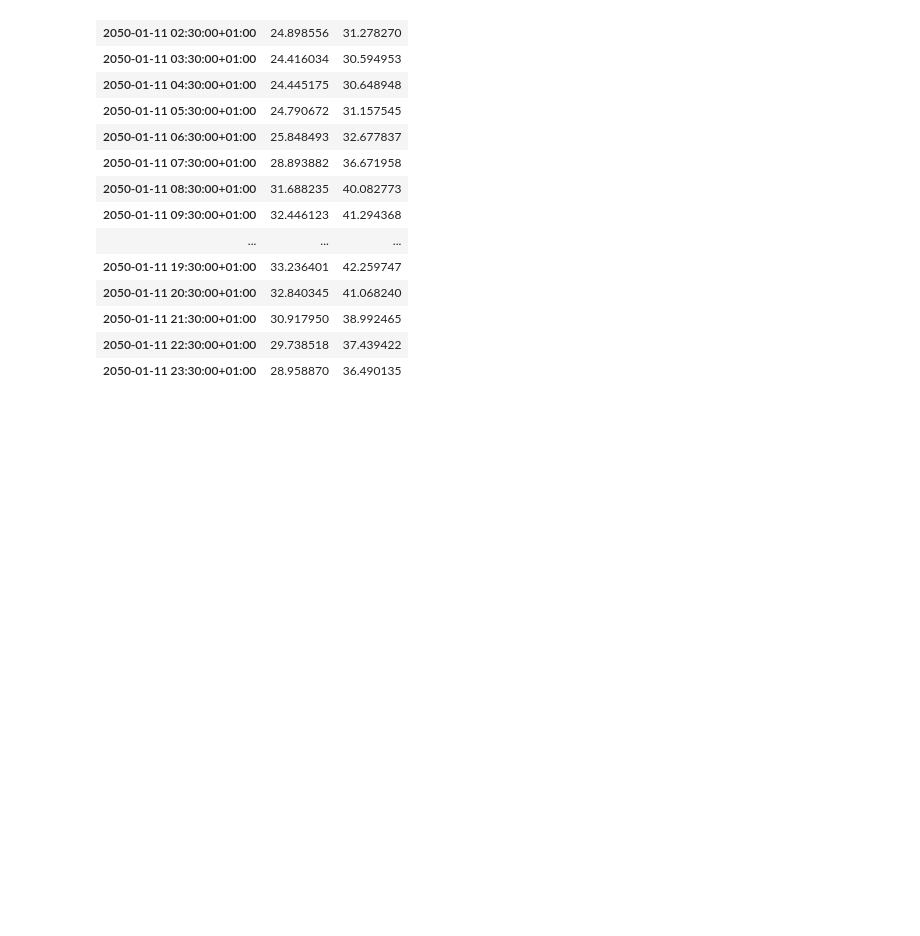
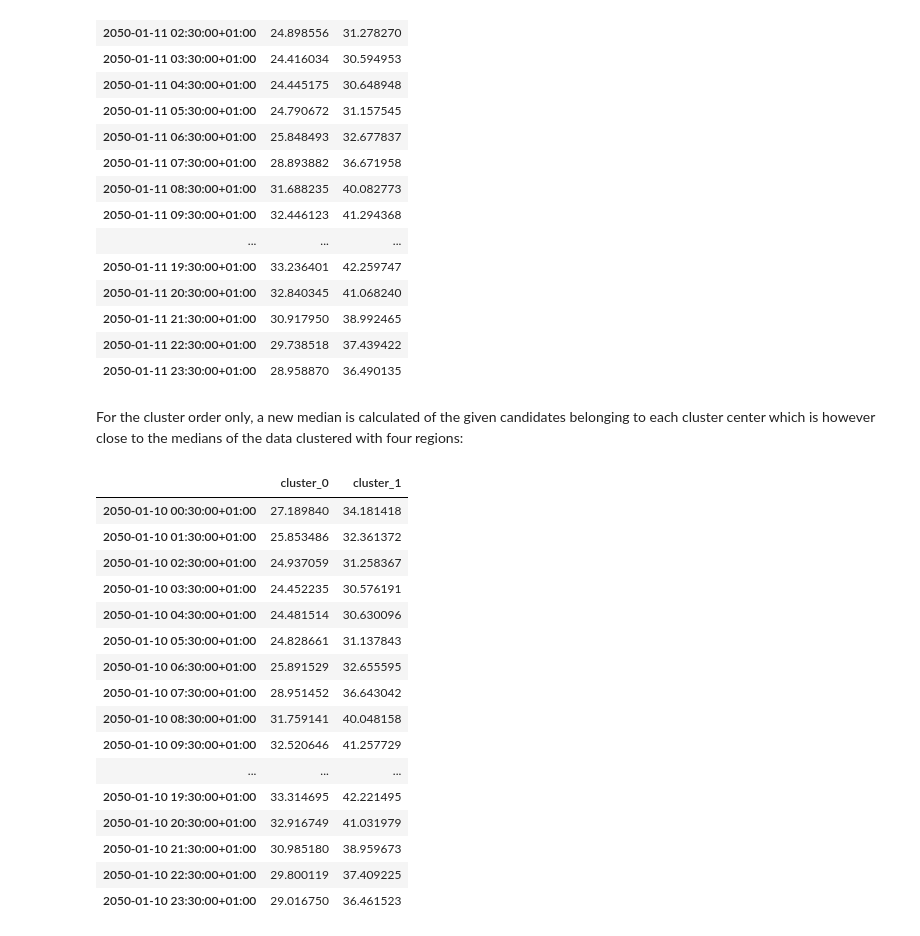
Before and after one commit to FZJ-IEK3-VSA/tsam, a Jupyter notebook: examples/Keeping Sequence Example.ipynb, the cells around one changed output. Drawn from its saved outputs; the diff is of its cells as text; code cells hidden in the pictures; blank space fills up the shorter version.

Commit message:
Possibility to search for new medians with given cluster sequence only added for hierarchical clustering

```diff
--- a/examples/Keeping Sequence Example.ipynb
+++ b/examples/Keeping Sequence Example.ipynb
@@ -217,5 +217,8 @@ aggregationEdem2PredefFromEdem4 = tsam.TimeSeriesAggregation(edem2, noTypicalPer
                                         clusterMethod = 'hierarchical',
                                         predefClusterOrder=aggregationEdem4.clusterOrder,
                                         predefClusterCenterIndices=aggregationEdem4.clusterCenterIndices)
+aggregationEdem2PredefFromEdem4OrderOnly = tsam.TimeSeriesAggregation(edem2, noTypicalPeriods = 12, hoursPerPeriod = 24,
+                                                 clusterMethod = 'hierarchical',
+                                                 predefClusterOrder=aggregationEdem4.clusterOrder)
 # %%
 typPeriodsEdem2PredefFromEdem4 = aggregationEdem2PredefFromEdem4.createTypicalPeriods()
@@ -222,5 +226,6 @@ typPeriodsEdem2PredefFromEdem4 = aggregationEdem2PredefFromEdem4.createTypicalPe
 # %%
 predictedPeriodsEdem2PredefFromEdem4 = aggregationEdem2PredefFromEdem4.predictOriginalData()
+predictedPeriodsEdem2PredefFromEdem4OrderOnly = aggregationEdem2PredefFromEdem4OrderOnly.predictOriginalData()
 # %%
 edem2.mean(axis=0)
 # %% [output]
@@ -377,3 +428,25 @@ predictedPeriodsEdem2PredefFromEdem4.iloc[10*24:11*24,:]
 | 2050-01-11 21:30:00+01:00 | 30.917950 | 38.992465 |
 | 2050-01-11 22:30:00+01:00 | 29.738518 | 37.439422 |
 | 2050-01-11 23:30:00+01:00 | 28.958870 | 36.490135 |
+# %% [markdown]
+For the cluster order only, a new median is calculated of the given candidates belonging to each cluster center which is however close to the medians of the data clustered with four regions:
+# %%
+predictedPeriodsEdem2PredefFromEdem4OrderOnly.iloc[9*24:10*24,:]
+# %% [output]
+|  | cluster_0 | cluster_1 |
+| 2050-01-10 00:30:00+01:00 | 27.189840 | 34.181418 |
+| 2050-01-10 01:30:00+01:00 | 25.853486 | 32.361372 |
+| 2050-01-10 02:30:00+01:00 | 24.937059 | 31.258367 |
+| 2050-01-10 03:30:00+01:00 | 24.452235 | 30.576191 |
+| 2050-01-10 04:30:00+01:00 | 24.481514 | 30.630096 |
+| 2050-01-10 05:30:00+01:00 | 24.828661 | 31.137843 |
+| 2050-01-10 06:30:00+01:00 | 25.891529 | 32.655595 |
+| 2050-01-10 07:30:00+01:00 | 28.951452 | 36.643042 |
+| 2050-01-10 08:30:00+01:00 | 31.759141 | 40.048158 |
+| 2050-01-10 09:30:00+01:00 | 32.520646 | 41.257729 |
+| ... | ... | ... |
+| 2050-01-10 19:30:00+01:00 | 33.314695 | 42.221495 |
+| 2050-01-10 20:30:00+01:00 | 32.916749 | 41.031979 |
+| 2050-01-10 21:30:00+01:00 | 30.985180 | 38.959673 |
+| 2050-01-10 22:30:00+01:00 | 29.800119 | 37.409225 |
+| 2050-01-10 23:30:00+01:00 | 29.016750 | 36.461523 |
```
Also changed, not shown: parts of 9 cells of this notebook, 1 other file.
